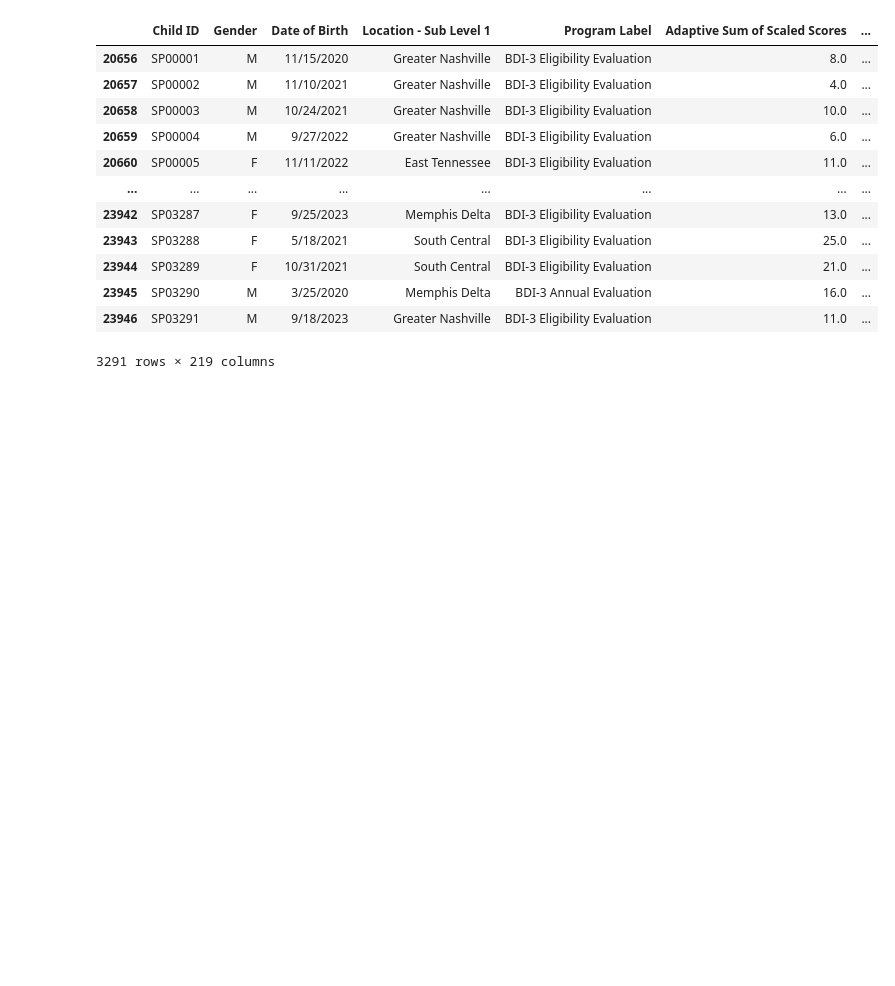
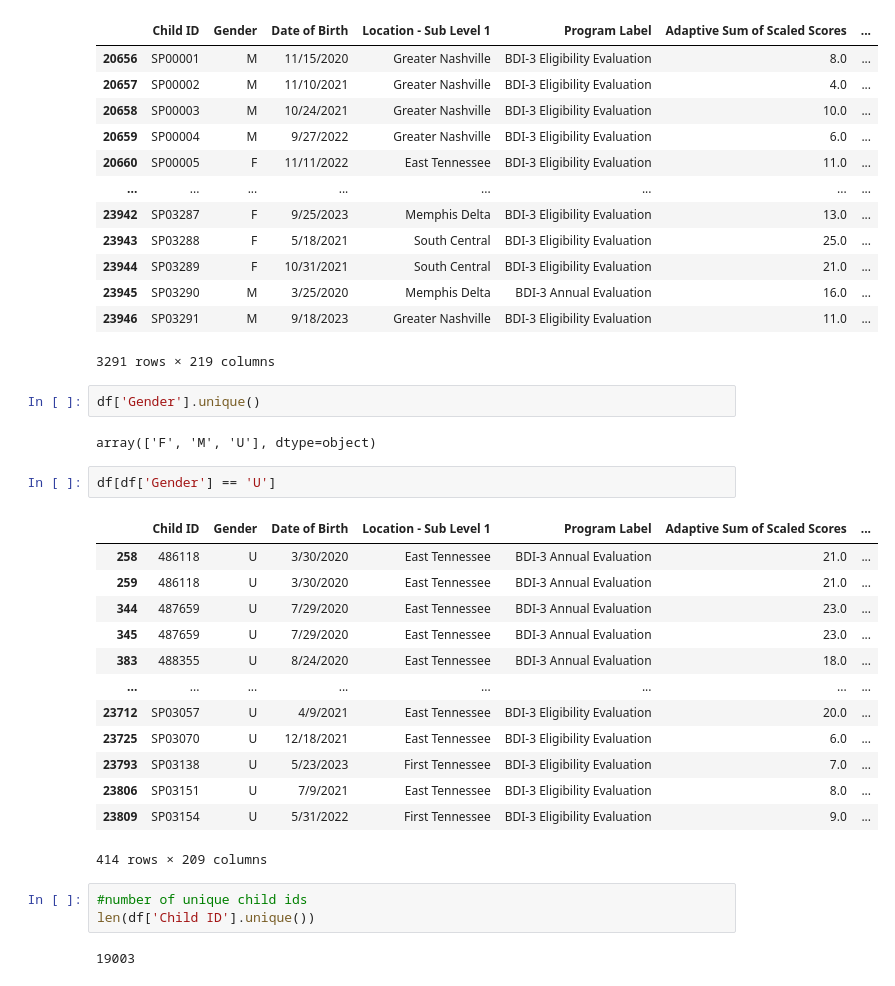
Before and after one commit to NSS-Data-Analytics-Cohort-10/teis-labracoders, a Jupyter notebook: notebooks/teis.ipynb, the cells around one changed output. Saved outputs shown, nothing was run; the diff lists cells and outputs as text; blank space fills up the shorter version.

```diff
--- a/notebooks/teis.ipynb
+++ b/notebooks/teis.ipynb
@@ -56,3 +56,28 @@ df[df['Child ID'].str.startswith('SP', na=False)]
 | 23945 | SP03290 | M | 3/25/2020 | Memphis Delta | BDI-3 Annual Evaluation | 16.0 | ... |
 | 23946 | SP03291 | M | 9/18/2023 | Greater Nashville | BDI-3 Eligibility Evaluation | 11.0 | ... |
 3291 rows × 219 columns
+# %%
+df['Gender'].unique()
+# %% [output]
+array(['F', 'M', 'U'], dtype=object)
+# %%
+df[df['Gender'] == 'U']
+# %% [output]
+|  | Child ID | Gender | Date of Birth | Location - Sub Level 1 | Program Label | Adaptive Sum of Scaled Scores | ... |
+| 258 | 486118 | U | 3/30/2020 | East Tennessee | BDI-3 Annual Evaluation | 21.0 | ... |
+| 259 | 486118 | U | 3/30/2020 | East Tennessee | BDI-3 Annual Evaluation | 21.0 | ... |
+| 344 | 487659 | U | 7/29/2020 | East Tennessee | BDI-3 Annual Evaluation | 23.0 | ... |
+| 345 | 487659 | U | 7/29/2020 | East Tennessee | BDI-3 Annual Evaluation | 23.0 | ... |
+| 383 | 488355 | U | 8/24/2020 | East Tennessee | BDI-3 Annual Evaluation | 18.0 | ... |
+| ... | ... | ... | ... | ... | ... | ... | ... |
+| 23712 | SP03057 | U | 4/9/2021 | East Tennessee | BDI-3 Eligibility Evaluation | 20.0 | ... |
+| 23725 | SP03070 | U | 12/18/2021 | East Tennessee | BDI-3 Eligibility Evaluation | 6.0 | ... |
+| 23793 | SP03138 | U | 5/23/2023 | First Tennessee | BDI-3 Eligibility Evaluation | 7.0 | ... |
+| 23806 | SP03151 | U | 7/9/2021 | East Tennessee | BDI-3 Eligibility Evaluation | 8.0 | ... |
+| 23809 | SP03154 | U | 5/31/2022 | First Tennessee | BDI-3 Eligibility Evaluation | 9.0 | ... |
+414 rows × 209 columns
+# %%
+#number of unique child ids
+len(df['Child ID'].unique())
+# %% [output]
+19003
```
Also changed, not shown: parts of 7 cells of this notebook.
